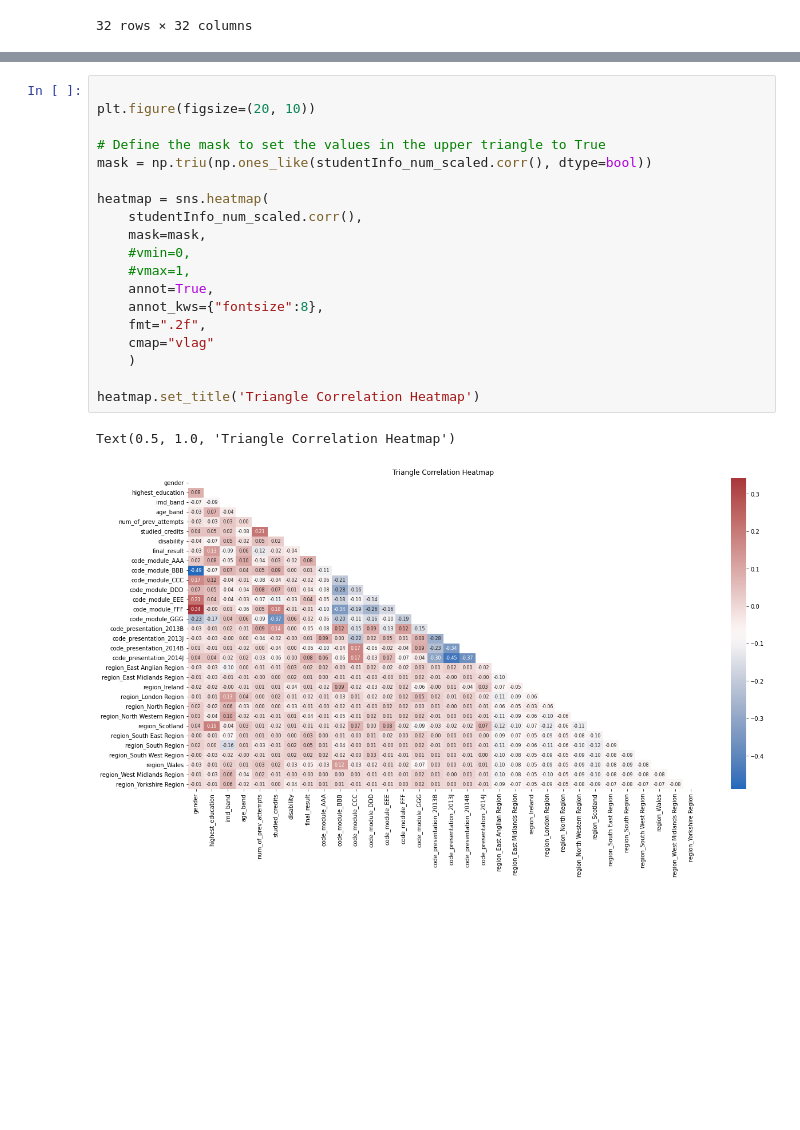
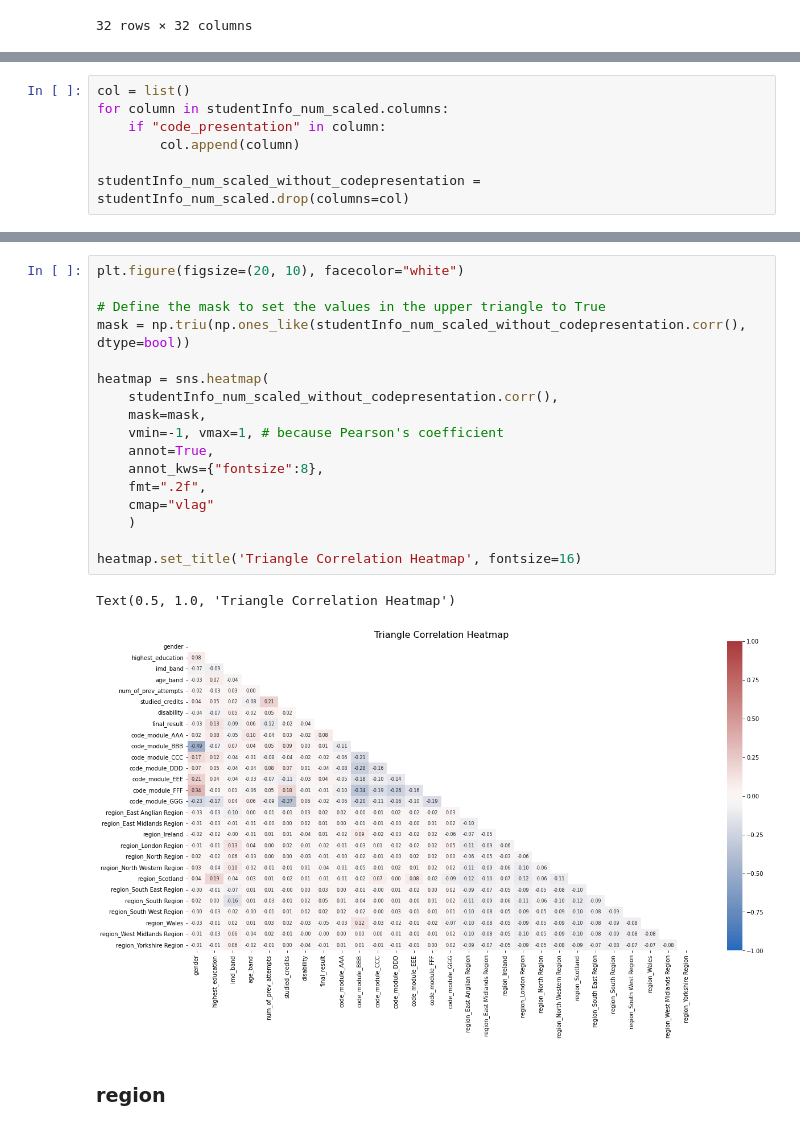
Before and after one commit to melinaverger/MADD, a Jupyter notebook: features_analysis.ipynb, the cells around one changed output, grey strips where cells are left out. Drawn from its saved outputs; the diff is of its cells as text; blank space fills up the shorter version.

```diff
--- a/features_analysis.ipynb
+++ b/features_analysis.ipynb
@@ -83,0 +106,7 @@ Text(0.5, 1.0, 'Correlation Heatmap')
+# %%
+col = list()
+for column in studentInfo_num_scaled.columns:
+    if "code_presentation" in column:
+        col.append(column)
+
+studentInfo_num_scaled_without_codepresentation = studentInfo_num_scaled.drop(columns=col)
@@ -84,22 +129,22 @@ Text(0.5, 1.0, 'Correlation Heatmap')
 # %%
-
-plt.figure(figsize=(20, 10))
+plt.figure(figsize=(20, 10), facecolor="white")
 
 # Define the mask to set the values in the upper triangle to True
-mask = np.triu(np.ones_like(studentInfo_num_scaled.corr(), dtype=bool))
+mask = np.triu(np.ones_like(studentInfo_num_scaled_without_codepresentation.corr(), dtype=bool))
 
 heatmap = sns.heatmap(
-    studentInfo_num_scaled.corr(),
+    studentInfo_num_scaled_without_codepresentation.corr(),
     mask=mask,
-    #vmin=0,
-    #vmax=1,
+    vmin=-1, vmax=1, # because Pearson's coefficient
     annot=True,
     annot_kws={"fontsize":8},
     fmt=".2f",
     cmap="vlag"
     )
 
-heatmap.set_title('Triangle Correlation Heatmap')
+heatmap.set_title('Triangle Correlation Heatmap', fontsize=16)
 # %% [output]
 Text(0.5, 1.0, 'Triangle Correlation Heatmap')
-[figure, old version]
+[figure, new version]
+# %% [markdown]
+### region
```
Also changed, not shown: parts of 10 cells of this notebook, 5 other files.
